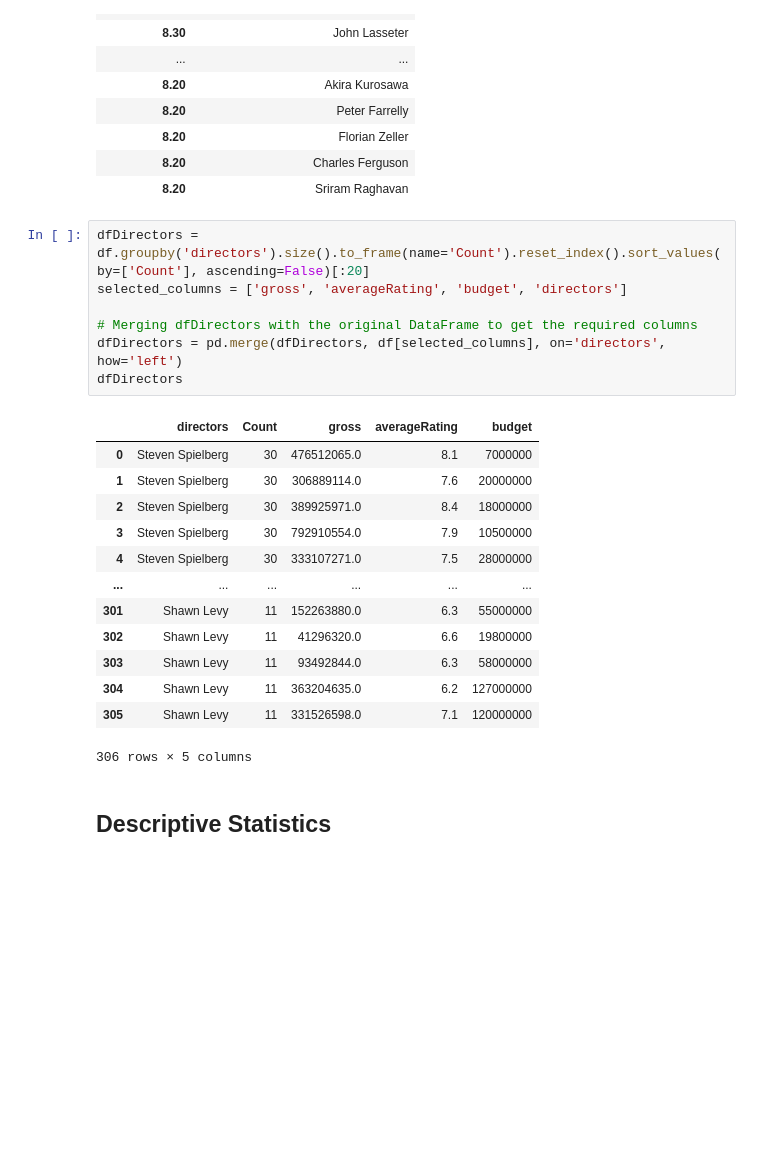
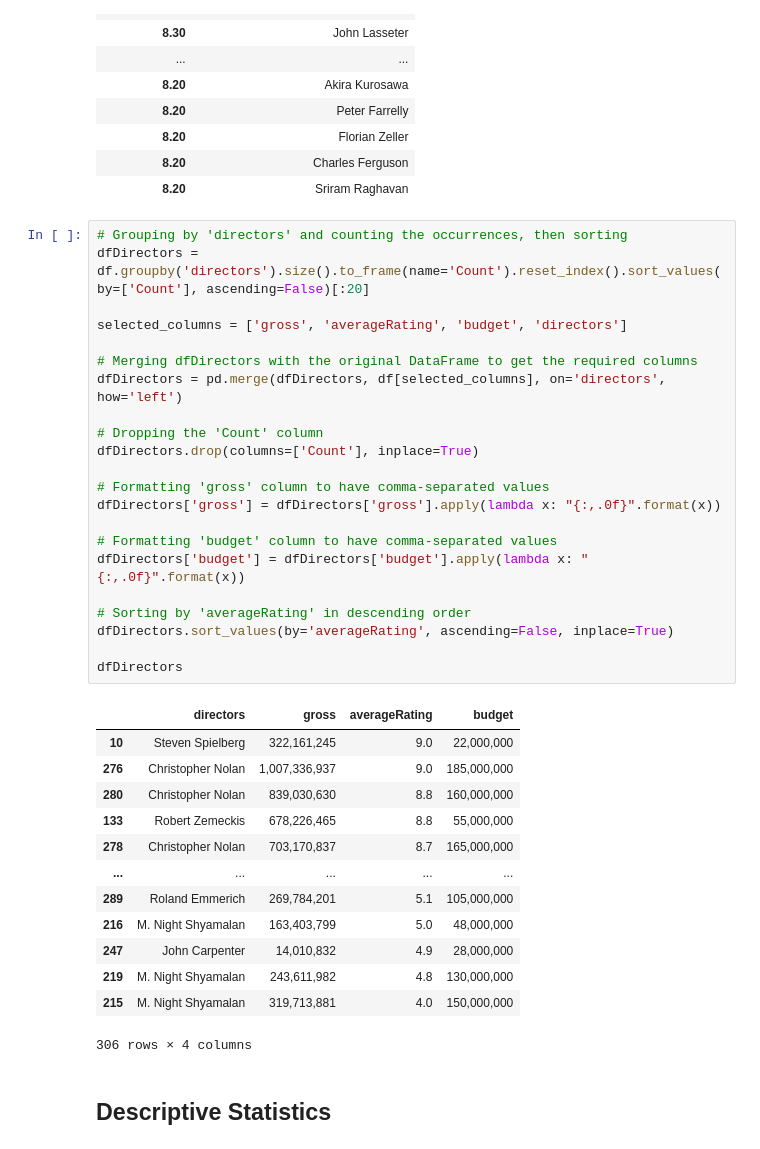
Before and after one commit to AndrewPiasecki/PythonFinalProject, a Jupyter notebook: Final_Project_FINAL.ipynb, the cells around one changed output. Cells and saved outputs as stored; diff of their text form; blank space fills up the shorter version.

```diff
--- a/Final_Project_FINAL.ipynb
+++ b/Final_Project_FINAL.ipynb
@@ -219,26 +219,41 @@ avgDirector
 | 8.20 | Charles Ferguson |
 | 8.20 | Sriram Raghavan |
 # %%
+# Grouping by 'directors' and counting the occurrences, then sorting
 dfDirectors = df.groupby('directors').size().to_frame(name='Count').reset_index().sort_values(by=['Count'], ascending=False)[:20]
+
 selected_columns = ['gross', 'averageRating', 'budget', 'directors']
 
 # Merging dfDirectors with the original DataFrame to get the required columns
 dfDirectors = pd.merge(dfDirectors, df[selected_columns], on='directors', how='left')
+
+# Dropping the 'Count' column
+dfDirectors.drop(columns=['Count'], inplace=True)
+
+# Formatting 'gross' column to have comma-separated values
+dfDirectors['gross'] = dfDirectors['gross'].apply(lambda x: "{:,.0f}".format(x))
+
+# Formatting 'budget' column to have comma-separated values
+dfDirectors['budget'] = dfDirectors['budget'].apply(lambda x: "{:,.0f}".format(x))
+
+# Sorting by 'averageRating' in descending order
+dfDirectors.sort_values(by='averageRating', ascending=False, inplace=True)
+
 dfDirectors
 # %% [output]
-|  | directors | Count | gross | averageRating | budget |
-| 0 | Steven Spielberg | 30 | 476512065.0 | 8.1 | 7000000 |
-| 1 | Steven Spielberg | 30 | 306889114.0 | 7.6 | 20000000 |
-| 2 | Steven Spielberg | 30 | 389925971.0 | 8.4 | 18000000 |
-| 3 | Steven Spielberg | 30 | 792910554.0 | 7.9 | 10500000 |
-| 4 | Steven Spielberg | 30 | 333107271.0 | 7.5 | 28000000 |
-| ... | ... | ... | ... | ... | ... |
-| 301 | Shawn Levy | 11 | 152263880.0 | 6.3 | 55000000 |
-| 302 | Shawn Levy | 11 | 41296320.0 | 6.6 | 19800000 |
-| 303 | Shawn Levy | 11 | 93492844.0 | 6.3 | 58000000 |
-| 304 | Shawn Levy | 11 | 363204635.0 | 6.2 | 127000000 |
-| 305 | Shawn Levy | 11 | 331526598.0 | 7.1 | 120000000 |
+|  | directors | gross | averageRating | budget |
+| 10 | Steven Spielberg | 322,161,245 | 9.0 | 22,000,000 |
+| 276 | Christopher Nolan | 1,007,336,937 | 9.0 | 185,000,000 |
+| 280 | Christopher Nolan | 839,030,630 | 8.8 | 160,000,000 |
+| 133 | Robert Zemeckis | 678,226,465 | 8.8 | 55,000,000 |
+| 278 | Christopher Nolan | 703,170,837 | 8.7 | 165,000,000 |
+| ... | ... | ... | ... | ... |
+| 289 | Roland Emmerich | 269,784,201 | 5.1 | 105,000,000 |
+| 216 | M. Night Shyamalan | 163,403,799 | 5.0 | 48,000,000 |
+| 247 | John Carpenter | 14,010,832 | 4.9 | 28,000,000 |
+| 219 | M. Night Shyamalan | 243,611,982 | 4.8 | 130,000,000 |
+| 215 | M. Night Shyamalan | 319,713,881 | 4.0 | 150,000,000 |
-306 rows × 5 columns
+306 rows × 4 columns
 # %% [markdown]
 ## Descriptive Statistics
 # %% [markdown]
```
Also changed, not shown: parts of 1 cell of this notebook.
